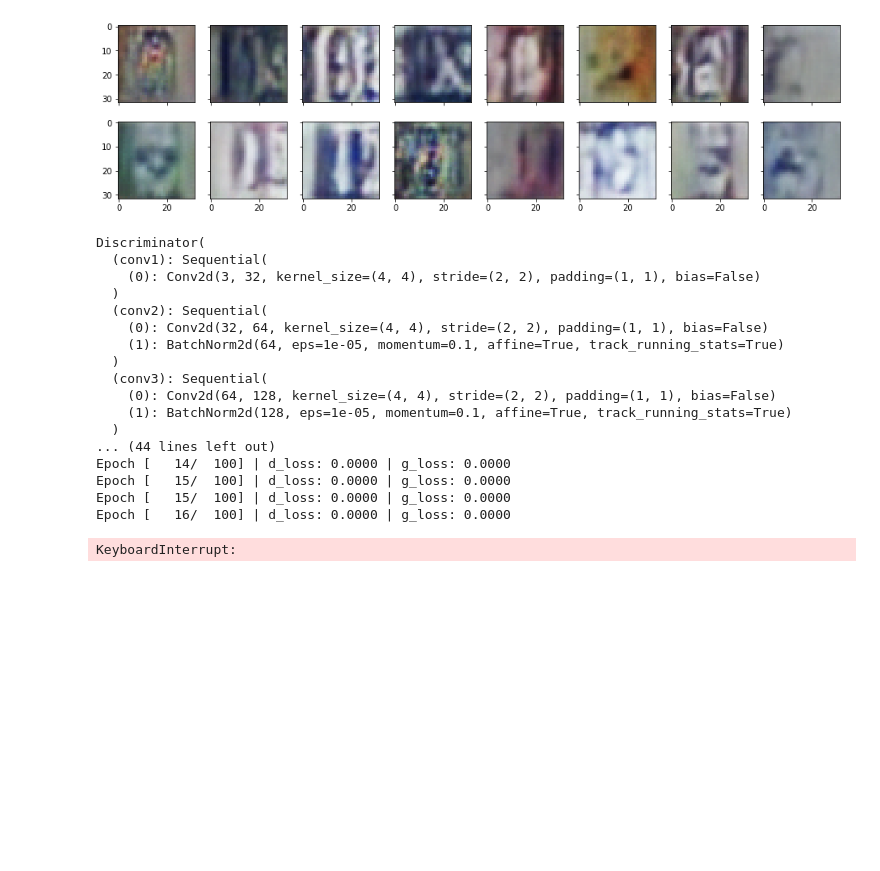
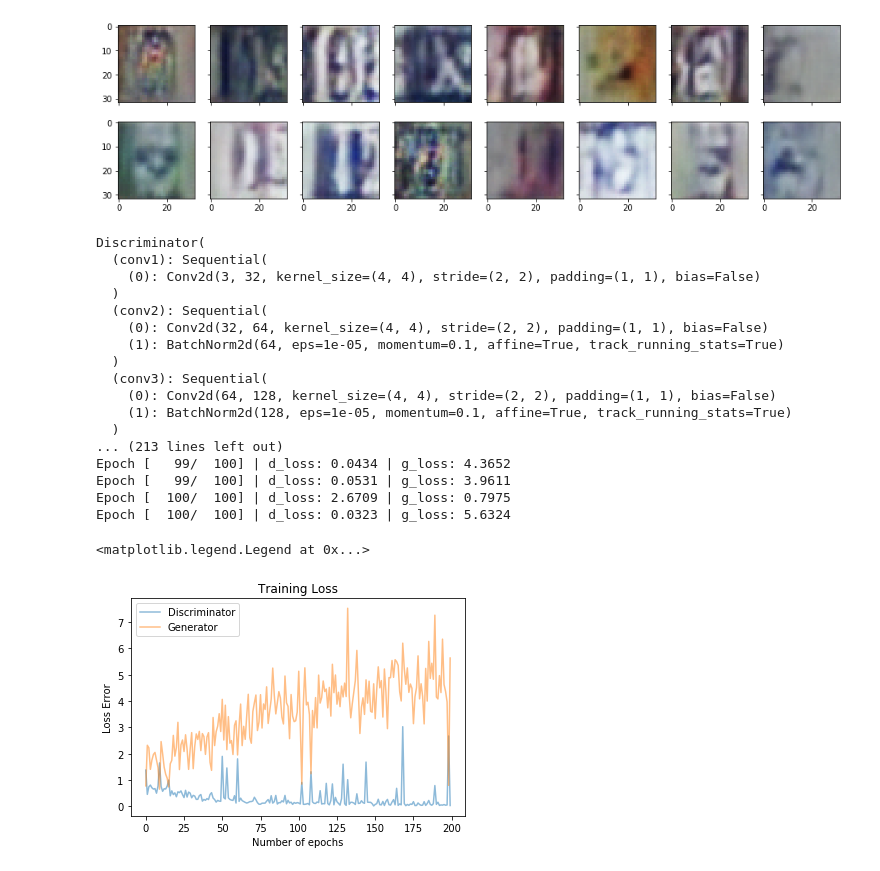
Before and after one commit to Marvinsky/DCGAN, a Jupyter notebook: DCGAN - SVHN (Dataset Street View Home Numbers).ipynb, the cells around one changed output. Drawn from its saved outputs; the diff is of its cells as text; code cells hidden in the pictures; blank space fills up the shorter version.

Commit message:
train: SVHN

```diff
--- a/DCGAN - SVHN (Dataset Street View Home Numbers).ipynb
+++ b/DCGAN - SVHN (Dataset Street View Home Numbers).ipynb
@@ -708,7 +708,7 @@ for epoch3 in range(num_epochs3):
         z3 = torch.from_numpy(z3).float()
         if train_on_gpu:
             z3 = z3.cuda()
-        fake_images3 = G3(z2)
+        fake_images3 = G3(z3)
 
         # Compute the discriminator losses on fake images
         # using flipped labels!
@@ -754,9 +754,20 @@ Discriminator(
     (0): Conv2d(64, 128, kernel_size=(4, 4), stride=(2, 2), padding=(1, 1), bias=False)
     (1): BatchNorm2d(128, eps=1e-05, momentum=0.1, affine=True, track_running_stats=True)
   )
-... (44 lines left out)
-Epoch [   14/  100] | d_loss: 0.0000 | g_loss: 0.0000
-Epoch [   15/  100] | d_loss: 0.0000 | g_loss: 0.0000
-Epoch [   15/  100] | d_loss: 0.0000 | g_loss: 0.0000
-Epoch [   16/  100] | d_loss: 0.0000 | g_loss: 0.0000
+... (213 lines left out)
+Epoch [   99/  100] | d_loss: 0.0434 | g_loss: 4.3652
+Epoch [   99/  100] | d_loss: 0.0531 | g_loss: 3.9611
+Epoch [  100/  100] | d_loss: 2.6709 | g_loss: 0.7975
+Epoch [  100/  100] | d_loss: 0.0323 | g_loss: 5.6324
-KeyboardInterrupt:
+# %%
+fig, ax = plt.subplots()
+losses3 = np.array(losses3)
+plt.plot(losses3.T[0], label="Discriminator", alpha=0.5)
+plt.plot(losses3.T[1], label="Generator", alpha=0.5)
+plt.xlabel("Number of epochs")
+plt.ylabel("Loss Error")
+plt.title("Training Loss")
+plt.legend()
+# %% [output]
+<matplotlib.legend.Legend at 0x...>
+[figure, added]
```
Also changed, not shown: parts of 1 cell of this notebook.
